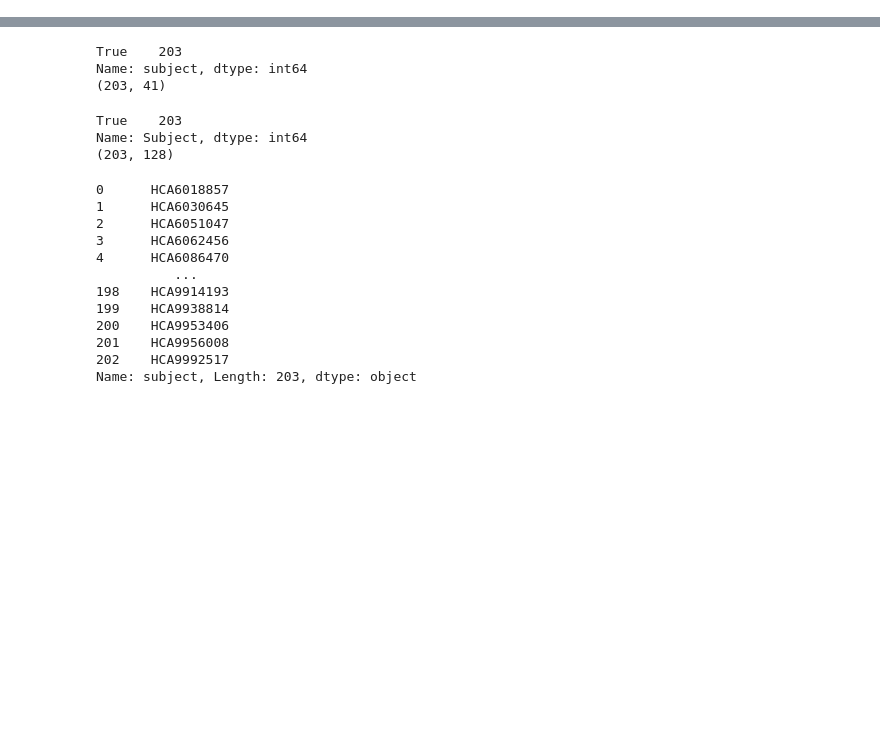
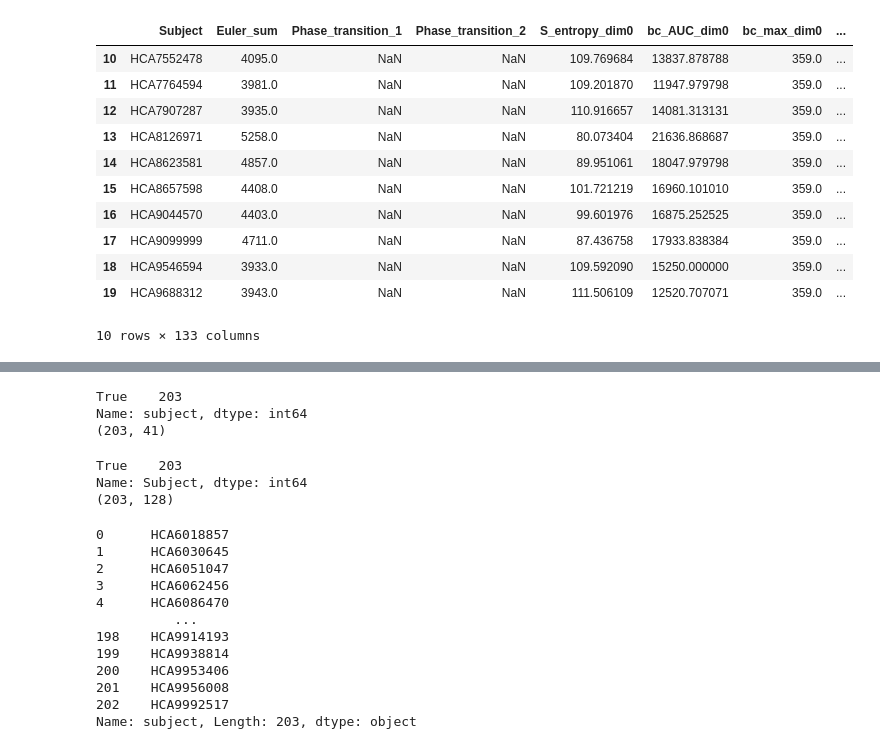
Before and after one commit to MinneSchepers/HCP_TDA, a Jupyter notebook: Construct_dataframe.ipynb, the cells around one changed output, grey strips where cells are left out. Drawn from its saved outputs; the diff is of its cells as text; code cells hidden in the pictures; blank space fills up the shorter version.

```diff
--- a/Construct_dataframe.ipynb
+++ b/Construct_dataframe.ipynb
@@ -9,3 +9,10 @@ import statsmodels.api as sm
 import numpy as np
 from matplotlib.offsetbox import AnchoredText
 import statsmodels.formula.api as smf
+# %%
+tda1 = pd.read_csv("/data/KNW/KNW-stage/m.schepers/HCP/TDA_data/TDA_features_HCP_training_20_originalmethod.csv")
+tda2 = pd.read_csv("/data/KNW/KNW-stage/m.schepers/HCP/TDA_data/TDA_features_HCP_training_20_othermethod.csv")
+# %%
+tda1.sort_values(by=['Subject'], inplace=True)
+tda1.reset_index(drop=True, inplace=True)
+print(tda1['Subject'])
@@ -11,0 +59,15 @@ import statsmodels.formula.api as smf
+# %%
+tda1[10:]
+# %% [output]
+|  | Subject | Euler_sum | Phase_transition_1 | Phase_transition_2 | S_entropy_dim0 | bc_AUC_dim0 | bc_max_dim0 | ... |
+| 10 | HCA7552478 | 4095.0 | NaN | NaN | 109.769684 | 13837.878788 | 359.0 | ... |
+| 11 | HCA7764594 | 3981.0 | NaN | NaN | 109.201870 | 11947.979798 | 359.0 | ... |
+| 12 | HCA7907287 | 3935.0 | NaN | NaN | 110.916657 | 14081.313131 | 359.0 | ... |
+| 13 | HCA8126971 | 5258.0 | NaN | NaN | 80.073404 | 21636.868687 | 359.0 | ... |
+| 14 | HCA8623581 | 4857.0 | NaN | NaN | 89.951061 | 18047.979798 | 359.0 | ... |
+| 15 | HCA8657598 | 4408.0 | NaN | NaN | 101.721219 | 16960.101010 | 359.0 | ... |
+| 16 | HCA9044570 | 4403.0 | NaN | NaN | 99.601976 | 16875.252525 | 359.0 | ... |
+| 17 | HCA9099999 | 4711.0 | NaN | NaN | 87.436758 | 17933.838384 | 359.0 | ... |
+| 18 | HCA9546594 | 3933.0 | NaN | NaN | 109.592090 | 15250.000000 | 359.0 | ... |
+| 19 | HCA9688312 | 3943.0 | NaN | NaN | 111.506109 | 12520.707071 | 359.0 | ... |
+10 rows × 133 columns
```
Also changed, not shown: parts of 3 cells of this notebook, 2 other files.
